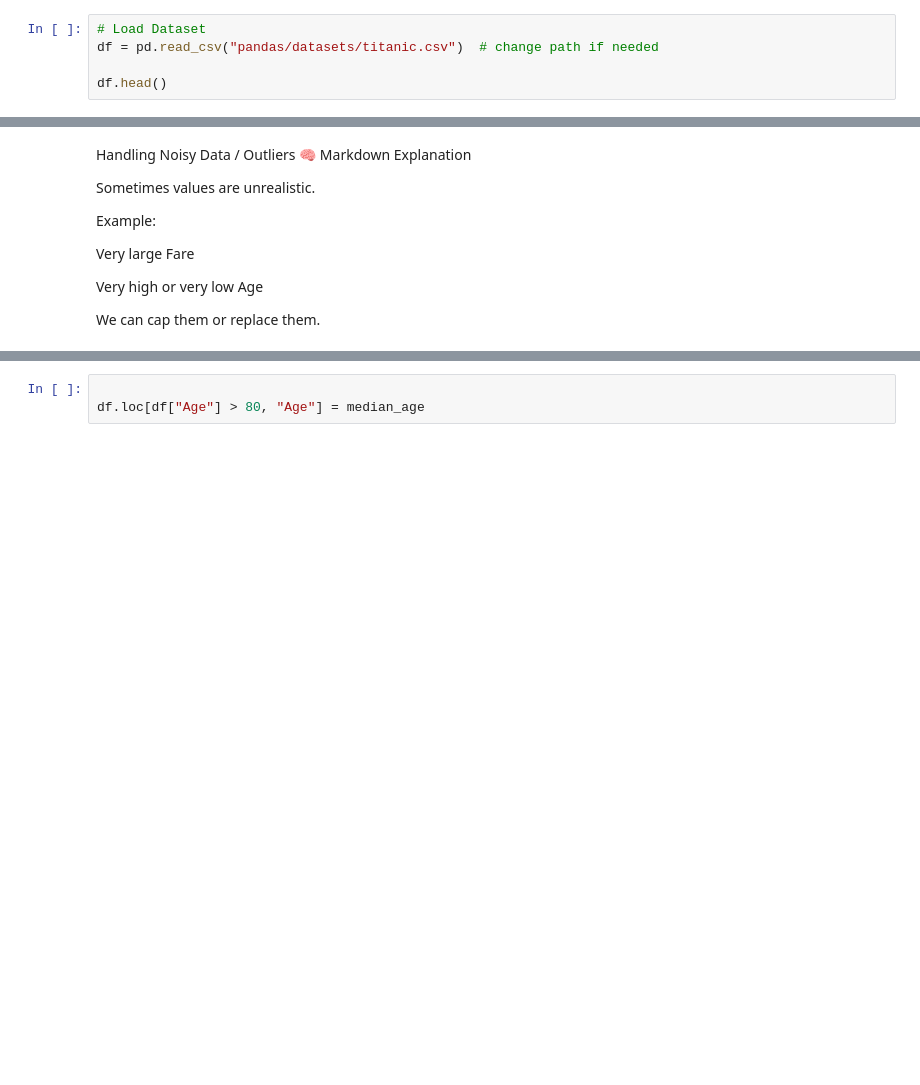
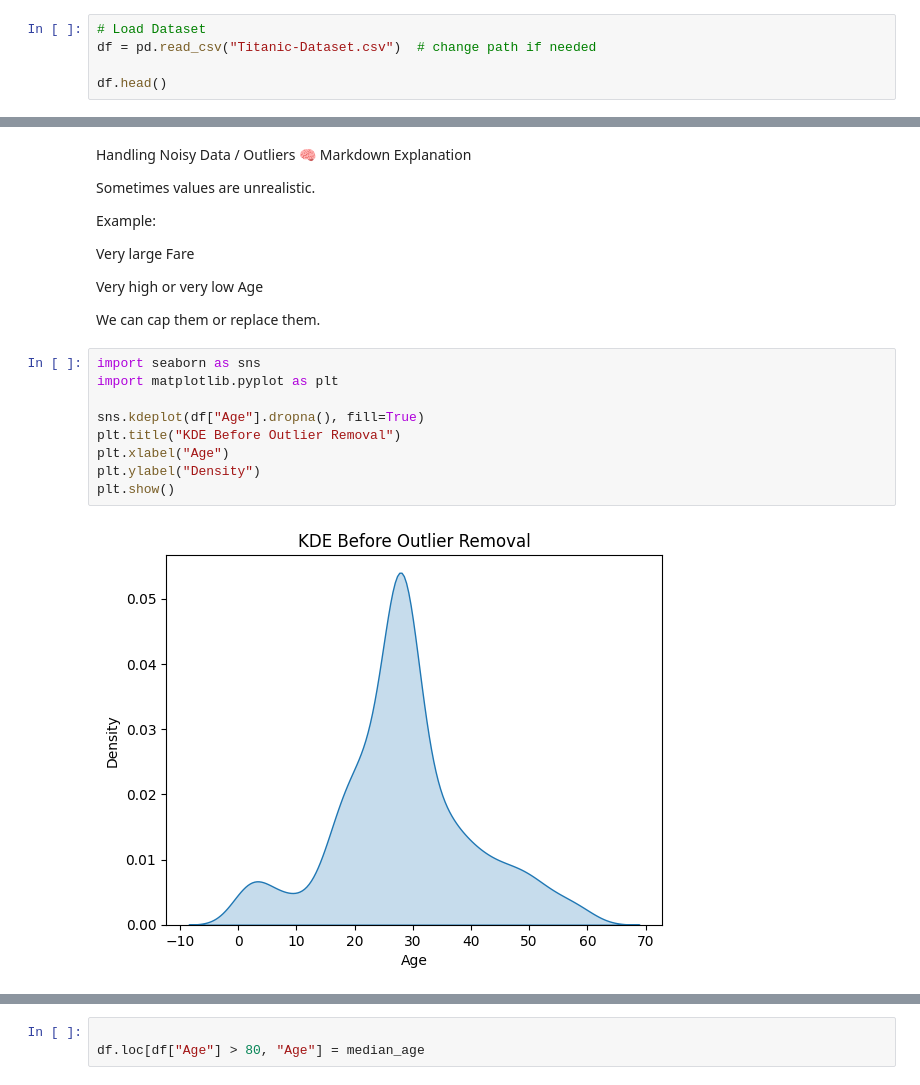
Before and after one commit to AnandaRimal/Deerwalk-Teaching-Datascience, a Jupyter notebook: Feature engineering/Datacleaning.ipynb, the cells around one changed output, grey strips where cells are left out. Drawn from its saved outputs; the diff is of its cells as text; blank space fills up the shorter version.

```diff
--- a/Feature engineering/Datacleaning.ipynb
+++ b/Feature engineering/Datacleaning.ipynb
@@ -5,6 +5,6 @@ import pandas as pd
 import numpy as np
 # %%
 # Load Dataset
-df = pd.read_csv("pandas/datasets/titanic.csv")  # change path if needed
+df = pd.read_csv("Titanic-Dataset.csv")  # change path if needed
 
 df.head()
@@ -65,6 +131,17 @@ Very large Fare
 Very high or very low Age
 
 We can cap them or replace them.
+# %%
+import seaborn as sns
+import matplotlib.pyplot as plt
+
+sns.kdeplot(df["Age"].dropna(), fill=True)
+plt.title("KDE Before Outlier Removal")
+plt.xlabel("Age")
+plt.ylabel("Density")
+plt.show()
+# %% [output]
+[figure, added]
 # %%
 Q1 = df["Age"].quantile(0.25)
 Q3 = df["Age"].quantile(0.75)
```
Also changed, not shown: parts of 19 cells of this notebook, 1 other file.
